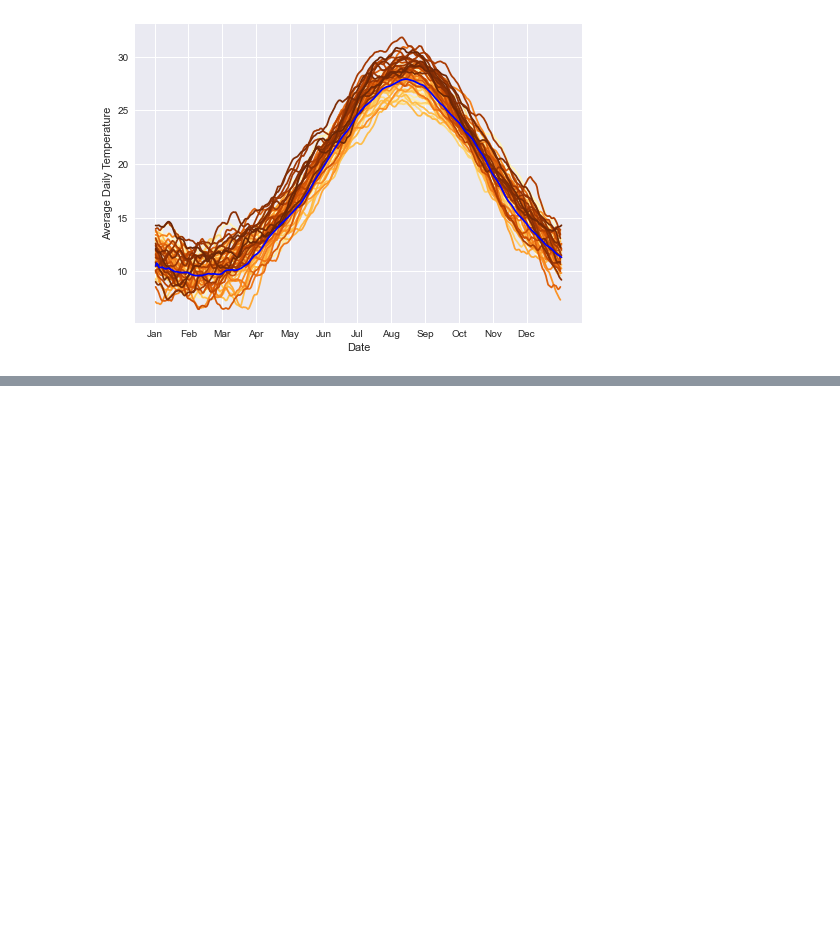
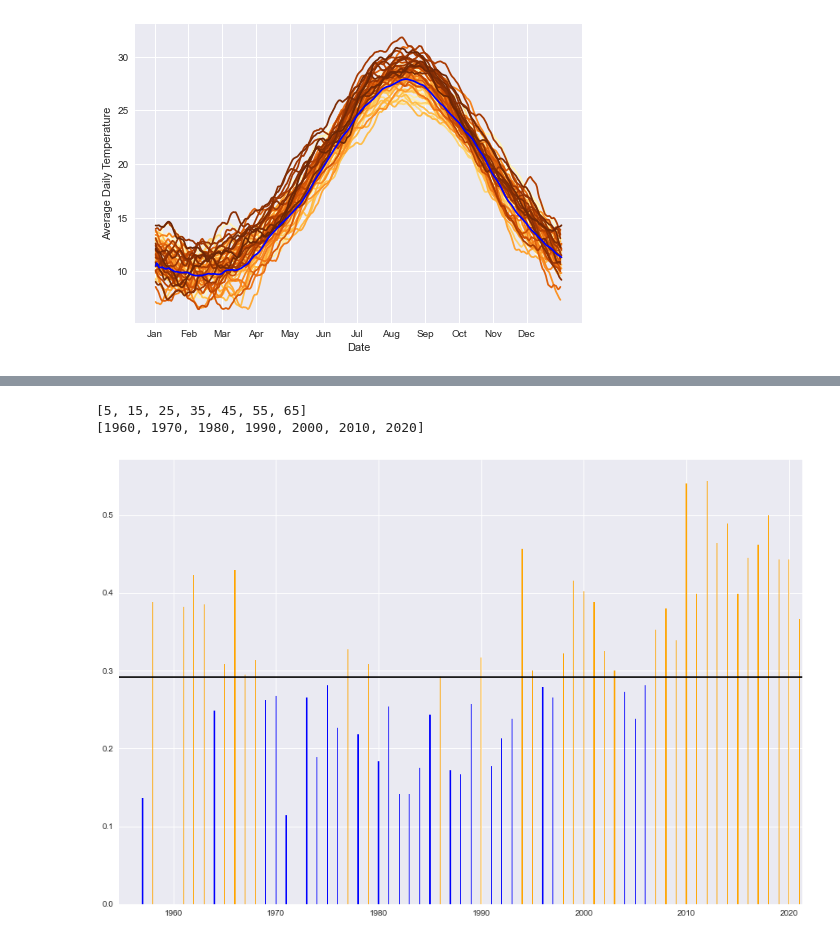
Before and after one commit to gliargovas/AML_2021_Assignments, a Jupyter notebook: Assignment1.ipynb, the cells around one changed output, grey strips where cells are left out. Drawn from its saved outputs; the diff is of its cells as text; code cells hidden in the pictures; blank space fills up the shorter version.

```diff
--- a/Assignment1.ipynb
+++ b/Assignment1.ipynb
@@ -407,0 +416,17 @@ q4
+# %%
+plt.style.use('seaborn')
+fig1 = plt.subplots(figsize=(15, 10))
+
+ax1 = q4['EV_P'].plot(kind='bar', color=q4.ABOVE_AVG.map({True: 'orange', False: 'b'}), width=0.1)
+ax1.axhline(y=float(q4_avg_line), color='black', linestyle='-')
+ticks1 = [x for x in range(5,67,10)]
+print(ticks1)
+print([x+1955 for x in ticks1])
+ax1.set_xticks(ticks1)
+ax1.set_xticklabels([x+1955 for x in ticks1], rotation=0)
+
+plt.show()
+# %% [output]
+[5, 15, 25, 35, 45, 55, 65]
+[1960, 1970, 1980, 1990, 2000, 2010, 2020]
+[figure, added]
```
Also changed, not shown: parts of 4 cells of this notebook.
